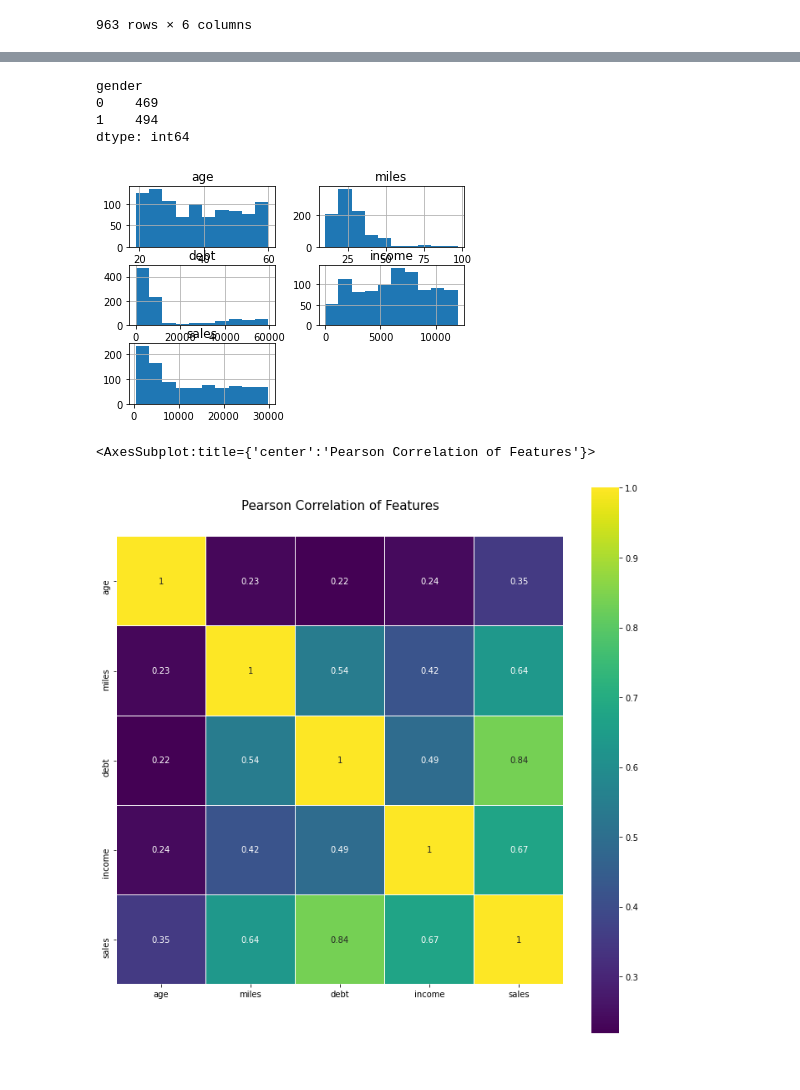
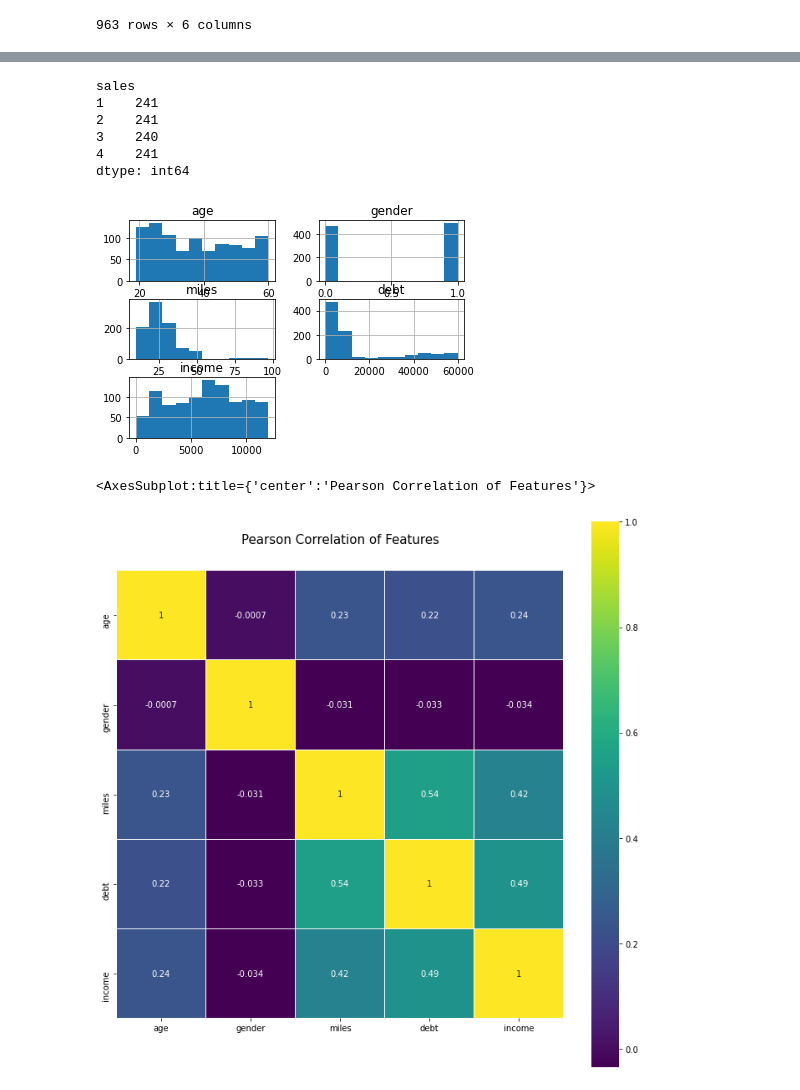
Before and after one commit to AlvaroChavarri/Practicamining3, a Jupyter notebook: LAB03-GRUPORoigChavarri/Practica4Coches.ipynb, the cells around one changed output, grey strips where cells are left out. Drawn from its saved outputs; the diff is of its cells as text; code cells hidden in the pictures.

```diff
--- a/LAB03-GRUPORoigChavarri/Practica4Coches.ipynb
+++ b/LAB03-GRUPORoigChavarri/Practica4Coches.ipynb
@@ -30,0 +43,9 @@ data
+# %%
+conditionlist = [
+    (data['sales'] >= 500.0) & (data['sales'] <=3554.0),
+    (data['sales'] >= 3554.0) & (data['sales'] <=9130.0),
+    (data['sales'] >= 9130.0) & (data['sales'] <=19245.0),
+    (data['sales'] > 19245.0)]
+choicelist = [1, 2, 3, 4]
+data['sales'] = np.select(conditionlist, choicelist, default='Not Specified')
+data
@@ -31,34 +66,36 @@ data
 # %%
-print(data.groupby('gender').size())
+print(data.groupby('sales').size())
 # %% [output]
-gender
-0    469
-1    494
+sales
+1    241
+2    241
+3    240
+4    241
 dtype: int64
 # %%
-data.drop(['gender'],axis=1).hist()
+data.drop(['sales'],axis=1).hist()
 pl.show()
 # %% [output]
-[figure, old version]
+[figure, new version]
 # %%
-X=data.drop(['gender'], axis=1)
-y=data['gender']
+X=data.drop(['sales'], axis=1)
+y=data['sales']
 
 best=SelectKBest(k=5)
 X_new = best.fit_transform(X, y)
 X_new.shape
 selected = best.get_support(indices=True)
 
 
 used_features =X.columns[selected]
 
 colormap = pl.cm.viridis
 pl.figure(figsize=(12,12))
 pl.title('Pearson Correlation of Features', y=1.05, size=15)
 sb.heatmap(data[used_features].astype(float).corr(),linewidths=0.1,vmax=1.0, square=True, cmap=colormap, linecolor='white', annot=True)
 # %% [output]
 <AxesSubplot:title={'center':'Pearson Correlation of Features'}>
-[figure, old version]
+[figure, new version]
 # %%
 # Split dataset in training and test datasets
 X_train, X_test = train_test_split(data, test_size=0.2, random_state=6)
```
Also changed, not shown: parts of 5 cells of this notebook.
